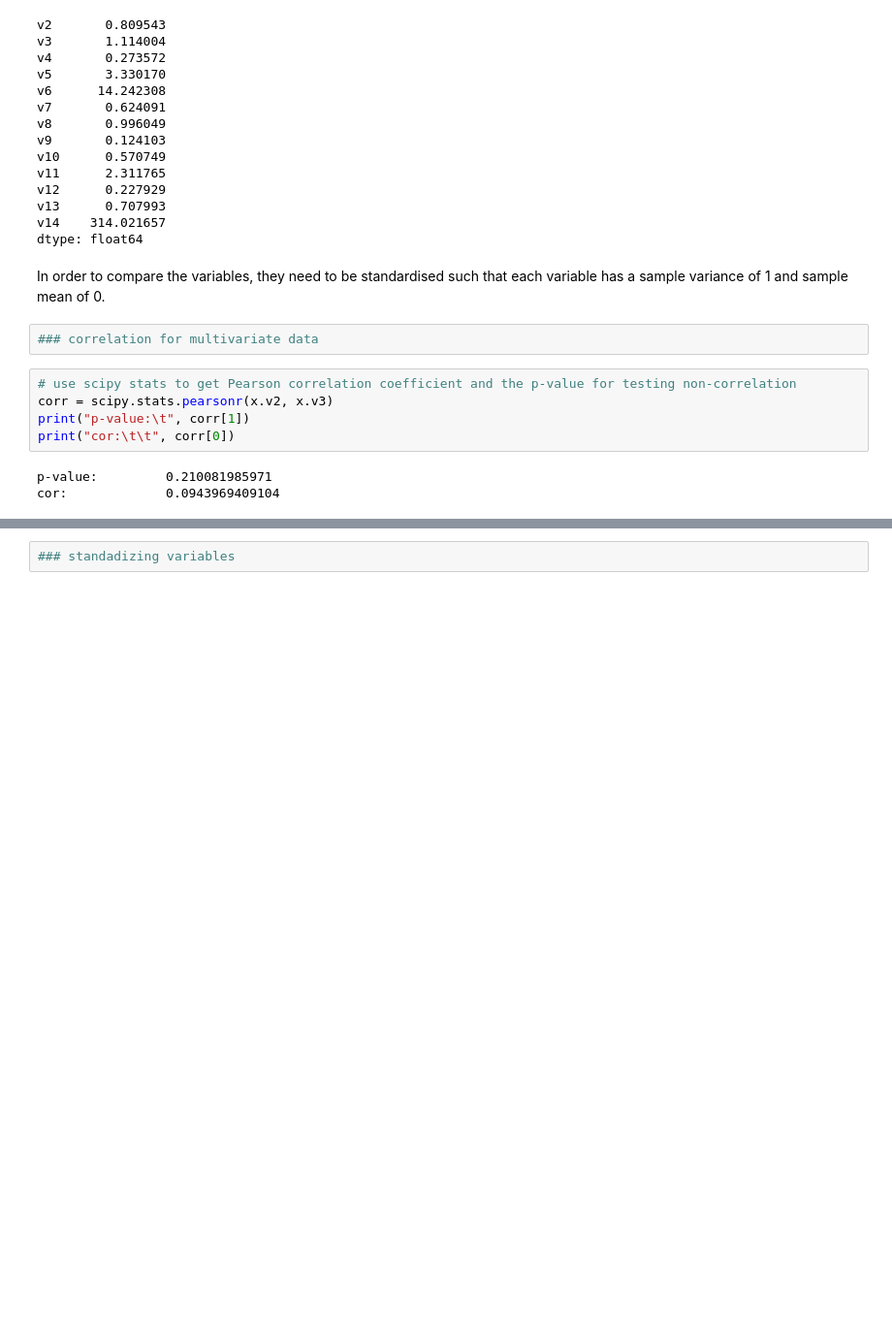
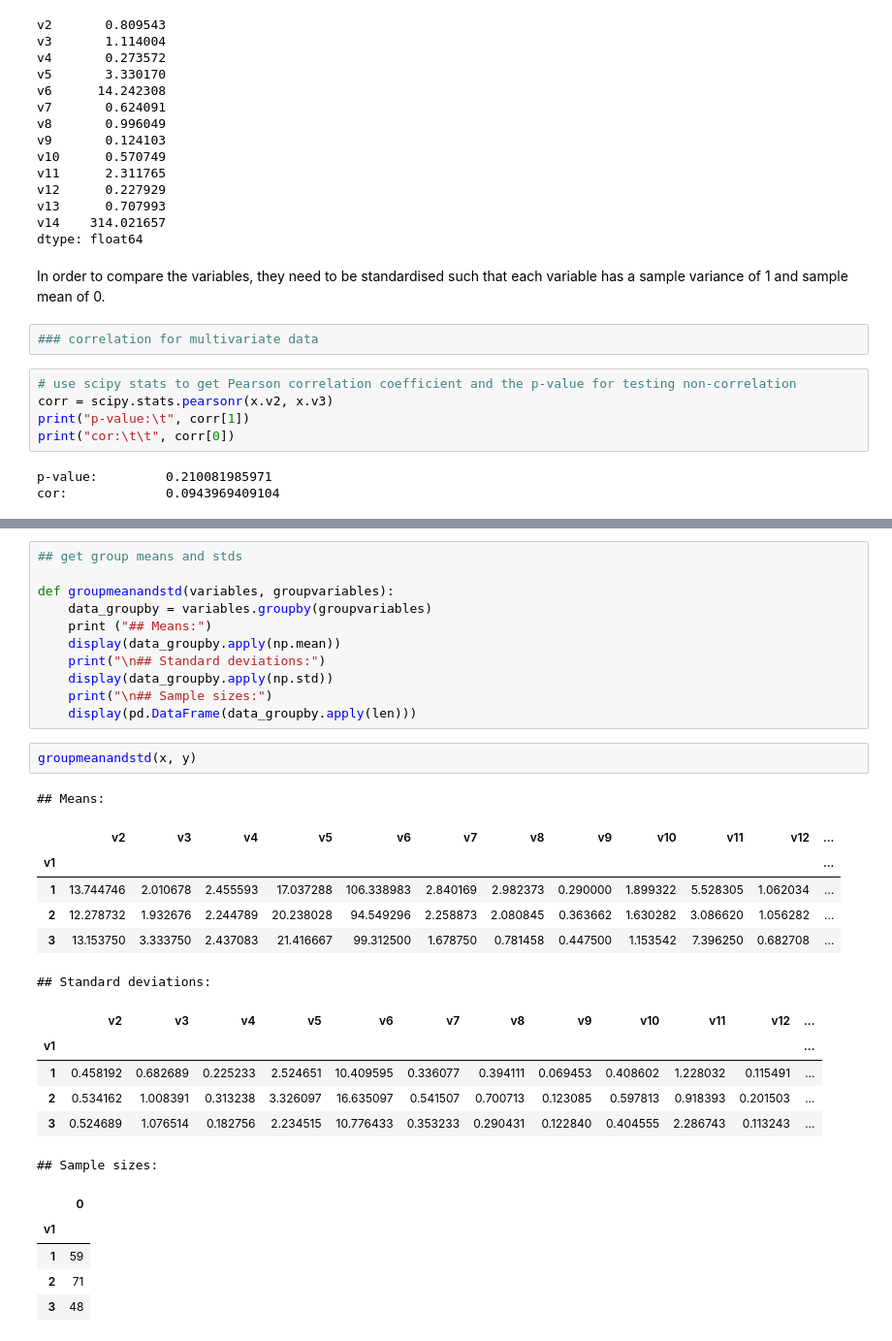
Before and after one commit to yueying-teng/RF, a Jupyter notebook: PCA.ipynb, the cells around one changed output, grey strips where cells are left out. Shown at 97% size. Drawn from its saved outputs; the diff is of its cells as text; blank space fills up the shorter version.

```diff
--- a/PCA.ipynb
+++ b/PCA.ipynb
@@ -153,5 +152,35 @@ sns.heatmap(corrmax, vmax = 1., square = True ).xaxis.tick_top()
 plt.show()
 # %% [output]
 [figure]
-# %%
-### standadizing variables
+# %%
+## get group means and stds
+
+def groupmeanandstd(variables, groupvariables):
+    data_groupby = variables.groupby(groupvariables)
+    print ("## Means:")
+    display(data_groupby.apply(np.mean))
+    print("\n## Standard deviations:")
+    display(data_groupby.apply(np.std))
+    print("\n## Sample sizes:")
+    display(pd.DataFrame(data_groupby.apply(len)))
+# %%
+groupmeanandstd(x, y)
+# %% [output]
+## Means:
+|  | v2 | v3 | v4 | v5 | v6 | v7 | v8 | v9 | v10 | v11 | v12 | ... |
+| v1 |  |  |  |  |  |  |  |  |  |  |  | ... |
+| 1 | 13.744746 | 2.010678 | 2.455593 | 17.037288 | 106.338983 | 2.840169 | 2.982373 | 0.290000 | 1.899322 | 5.528305 | 1.062034 | ... |
+| 2 | 12.278732 | 1.932676 | 2.244789 | 20.238028 | 94.549296 | 2.258873 | 2.080845 | 0.363662 | 1.630282 | 3.086620 | 1.056282 | ... |
+| 3 | 13.153750 | 3.333750 | 2.437083 | 21.416667 | 99.312500 | 1.678750 | 0.781458 | 0.447500 | 1.153542 | 7.396250 | 0.682708 | ... |
+## Standard deviations:
+|  | v2 | v3 | v4 | v5 | v6 | v7 | v8 | v9 | v10 | v11 | v12 | ... |
+| v1 |  |  |  |  |  |  |  |  |  |  |  | ... |
+| 1 | 0.458192 | 0.682689 | 0.225233 | 2.524651 | 10.409595 | 0.336077 | 0.394111 | 0.069453 | 0.408602 | 1.228032 | 0.115491 | ... |
+| 2 | 0.534162 | 1.008391 | 0.313238 | 3.326097 | 16.635097 | 0.541507 | 0.700713 | 0.123085 | 0.597813 | 0.918393 | 0.201503 | ... |
+| 3 | 0.524689 | 1.076514 | 0.182756 | 2.234515 | 10.776433 | 0.353233 | 0.290431 | 0.122840 | 0.404555 | 2.286743 | 0.113243 | ... |
+## Sample sizes:
+|  | 0 |
+| v1 |  |
+| 1 | 59 |
+| 2 | 71 |
+| 3 | 48 |
```
Also changed, not shown: parts of 60 cells of this notebook.
